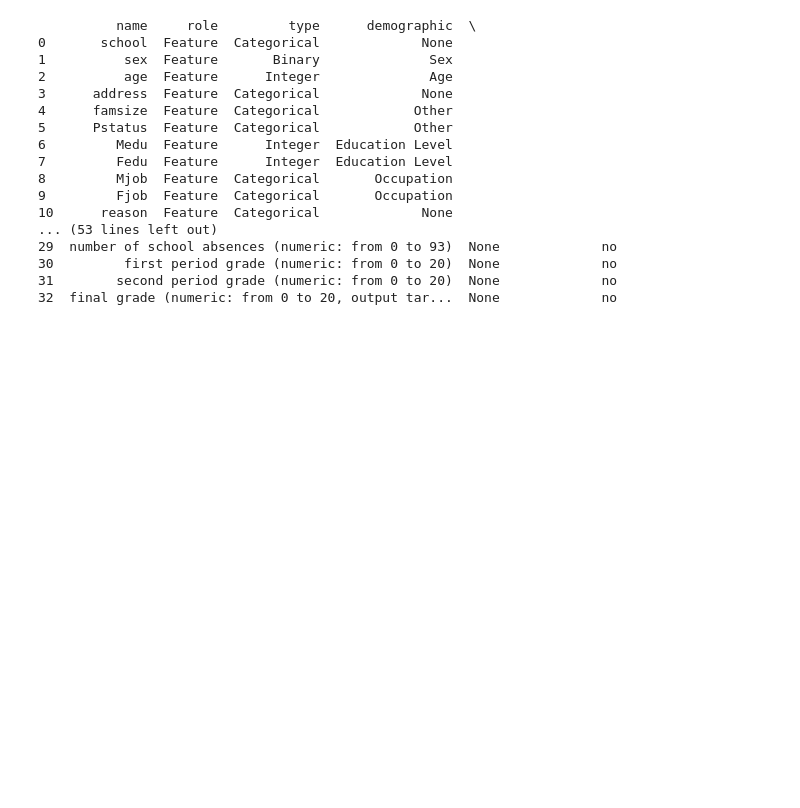
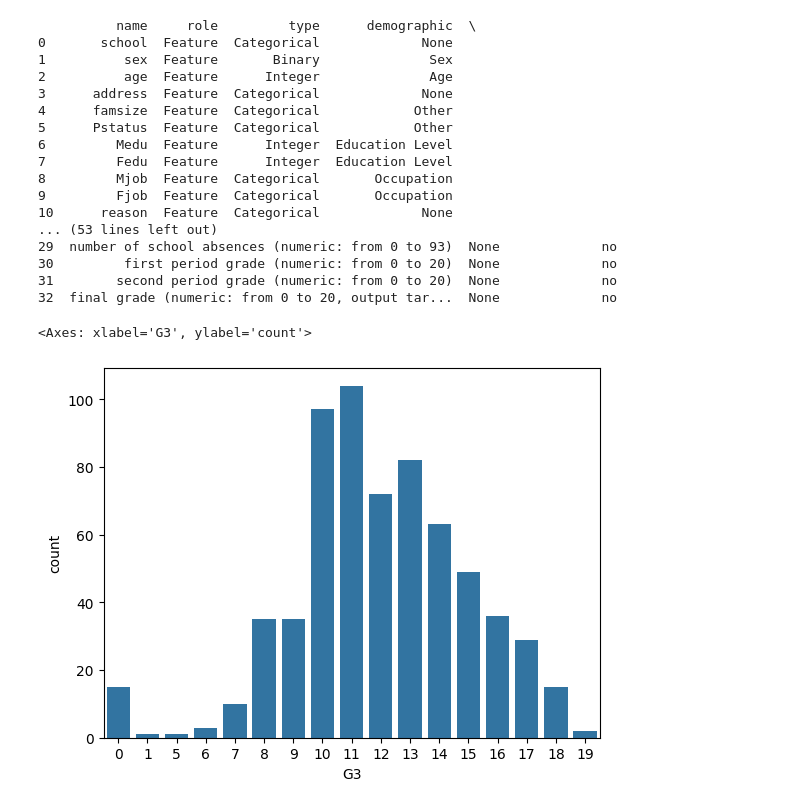
Before and after one commit to tomas-ribeiro-pinto/COMP4139_Machine_Learning, a Jupyter notebook: task2_student_performance_dataset.ipynb, the cells around one changed output. Drawn from its saved outputs; the diff is of its cells as text; code cells hidden in the pictures; blank space fills up the shorter version.

```diff
--- a/task2_student_performance_dataset.ipynb
+++ b/task2_student_performance_dataset.ipynb
@@ -28,3 +28,24 @@ print(student_performance.variables)
 30         first period grade (numeric: from 0 to 20)  None             no
 31        second period grade (numeric: from 0 to 20)  None             no
 32  final grade (numeric: from 0 to 20, output tar...  None             no
+# %%
+import matplotlib.pyplot as plt
+import numpy as np
+import pandas as pd
+import random
+import seaborn as sns
+import scipy
+from scipy.stats import pearsonr
+import sklearn
+from sklearn import datasets, linear_model
+from sklearn import preprocessing
+from sklearn.model_selection import train_test_split
+
+# load data into df
+url = "https://archive.ics.uci.edu/static/public/320/data.csv"
+df = pd.read_csv(url)
+# %%
+sns.countplot(x="G3", data=df)
+# %% [output]
+<Axes: xlabel='G3', ylabel='count'>
+[figure, added]
```
Also changed, not shown: parts of 3 cells of this notebook.
